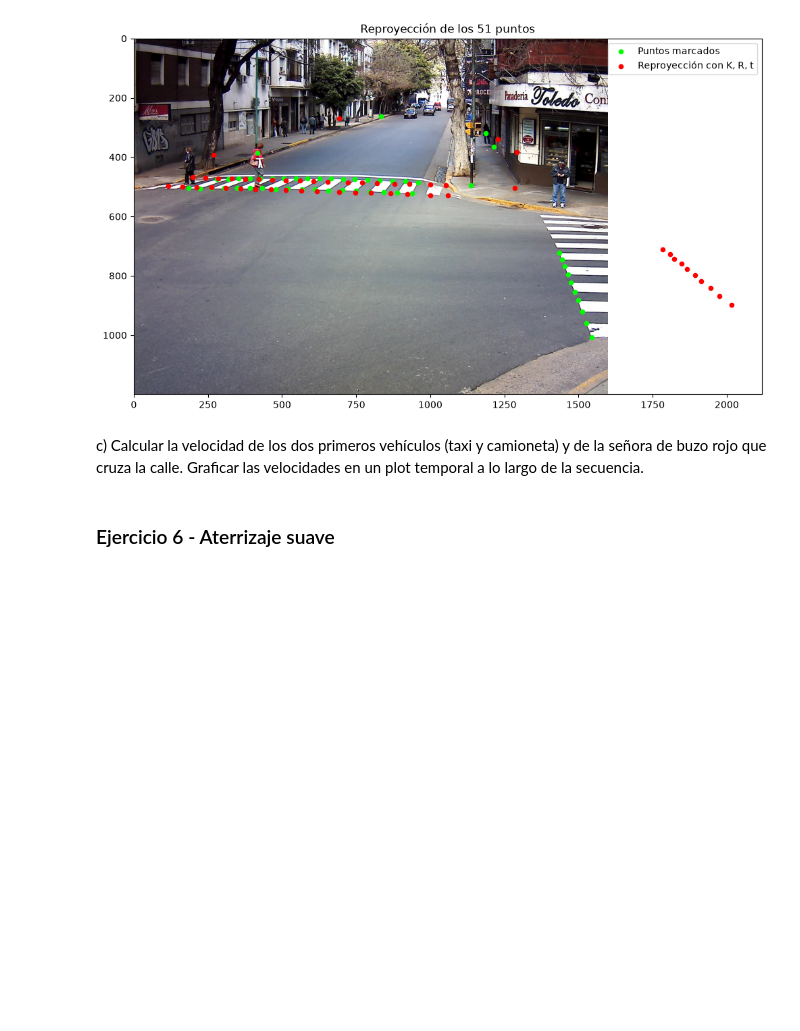
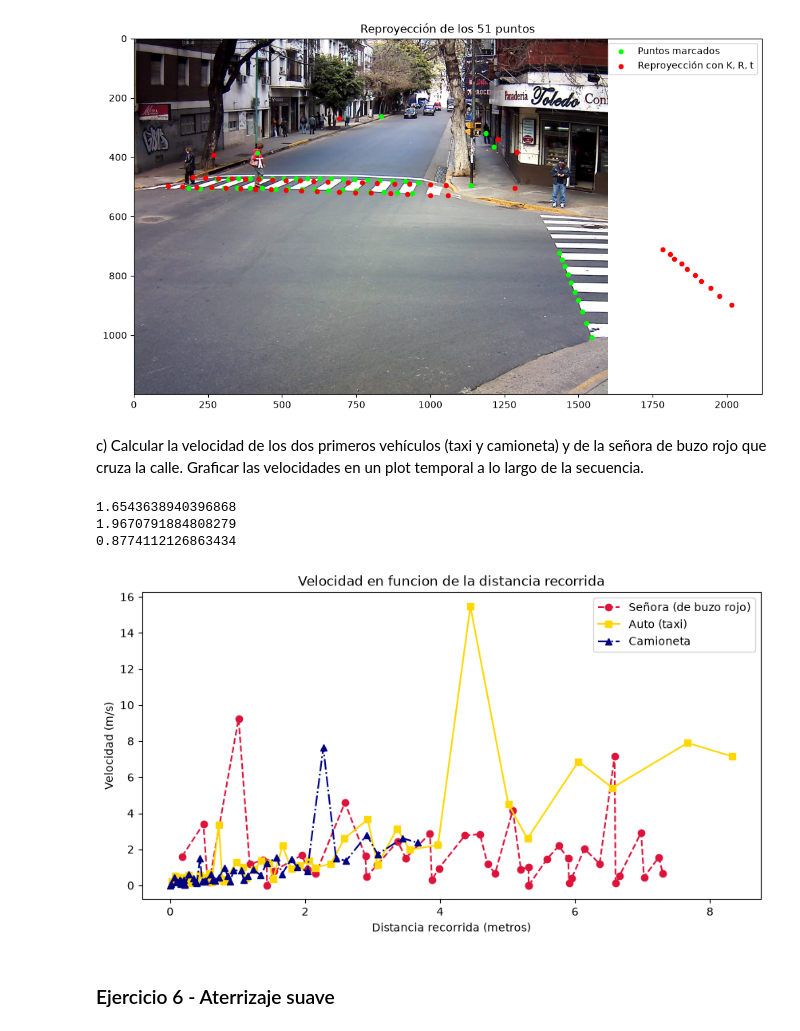
Before and after one commit to FrancoN4/TP-ALC, a Jupyter notebook: TP ALC/grupo_XX_TP.ipynb, the cells around one changed output. Saved outputs shown, nothing was run; the diff lists cells and outputs as text; code cells hidden in the pictures; blank space fills up the shorter version.

```diff
--- a/TP ALC/grupo_XX_TP.ipynb
+++ b/TP ALC/grupo_XX_TP.ipynb
@@ -1248,16 +1248,27 @@ def segundos_de_las_imagenes(nombre_del_archivo): # nombre del archivo: "img_10_
 
 carpeta_imagenes = "salguero/Pruebas"
 
+imagenes = [
+    nombre
+    for nombre in os.listdir(carpeta_imagenes)
+    if nombre.startswith("img") and nombre.endswith(".jpg")
+]
 
-imagenes = os.listdir(carpeta_imagenes) # devuelve una lista de strings con los nombres de las imagenes
+imagenes = sorted(imagenes, key=segundos_de_las_imagenes)
 
 diferencias_tiempo = []
 
-for i in range(0,(len(imagenes))-1):
-    tiempo1 = segundos_de_las_imagenes(imagenes[i])  #tiempo de la imagen i
-    tiempo2 = segundos_de_las_imagenes(imagenes[i+1])  #tiempo de la imagen siguiente a la imagen i
+for i in range(len(imagenes) - 1):
+    tiempo1 = segundos_de_las_imagenes(imagenes[i])
+    tiempo2 = segundos_de_las_imagenes(imagenes[i + 1])
 
-    diferencias_tiempo.append(tiempo2 - tiempo1) # diferencia entre la imagen i+1 y la i
+    dt = tiempo2 - tiempo1
+
+    if dt <= 0:
+        raise ValueError("Hay capturas con tiempos repetidos o incorrectos.")
+
+    diferencias_tiempo.append(dt)
+
 
 # En este punto, la lista "diferencias_tiempo" tiene como elementos la diferencia de tiempo entre imagen e imagen
 
@@ -1323,43 +1334,65 @@ for i in range(0, len(diferencias_tiempo)):
 
 # En este punto, las velocidades de cada objeto entre imagen e imagen se guardaron en las listas correspondientes.
 
+def mostrar_intervalos(nombre, imagenes, distancias, tiempos, velocidades):
+    print("\n" + nombre)
+
+    if len(distancias) != len(imagenes) - 1:
+        raise ValueError(
+            "La cantidad de posiciones no coincide con las imágenes."
+        )
+
+    for i in range(len(distancias)):
+        print(
+            imagenes[i], "->", imagenes[i + 1],
+            "| distancia:", round(distancias[i], 3), "m",
+            "| tiempo:", round(tiempos[i], 3), "s",
+            "| rapidez:", round(velocidades[i], 3), "m/s"
+        )
 
 distancia_acumulada_señora = []
 distancia_acumulada_auto = []
 distancia_acumulada_camion = []
 
-
 acum_s = 0
 acum_a = 0
 acum_c = 0
-
 
 for i in range(0, len(diferencias_distancia_señora)):
 
     acum_s += diferencias_distancia_señora[i]
     acum_a += diferencias_distancia_auto[i]
     acum_c += diferencias_distancia_camion[i]
 
     distancia_acumulada_señora.append(acum_s)
     distancia_acumulada_auto.append(acum_a)
     distancia_acumulada_camion.append(acum_c)
 
 # Con esto, calculo la distancia acumulada en cada intervalo, osea en cada imagen.
-
+vel_prom_señora = np.mean(velocidad_señora)
+print(vel_prom_señora)
+vel_prom_auto = np.mean(velocidad_auto)
+print(vel_prom_auto)
+vel_prom_camion = np.mean(velocidad_camion)
+print(vel_prom_camion)
 
 plt.figure(figsize=(10,5))
 
 plt.plot(distancia_acumulada_señora, velocidad_señora, label="Señora (de buzo rojo)", color="crimson", marker="o", linestyle="--")
 plt.plot(distancia_acumulada_auto, velocidad_auto, label="Auto (taxi)", color="gold", marker="s", linestyle="-")
 plt.plot(distancia_acumulada_camion, velocidad_camion, label="Camioneta", color="navy", marker="^", linestyle="-.")
 
 plt.title("Velocidad en funcion de la distancia recorrida", fontsize=12)
-plt.xlabel("Distancia recorrida (metros)", fontsize=10) # NO FIGURA COMO FUNCION PERMITIDA.
-plt.ylabel("Velocidad (m/s)", fontsize=10) # NO FIGURA COMO FUNCION PERMITIDA.
-plt.grid(True, linestyle="--", alpha=0.6) # NO FIGURA COMO FUNCION PERMITIDA.
+plt.xlabel("Distancia recorrida (metros)", fontsize=10)
+plt.ylabel("Velocidad (m/s)", fontsize=10)
 plt.legend()
 
 plt.show()
+# %% [output]
+1.6543638940396868
+1.9670791884808279
+0.8774112126863434
+[figure, added]
 # %% [markdown]
 ### Ejercicio 6 - Aterrizaje suave
 # %% [markdown]
```
